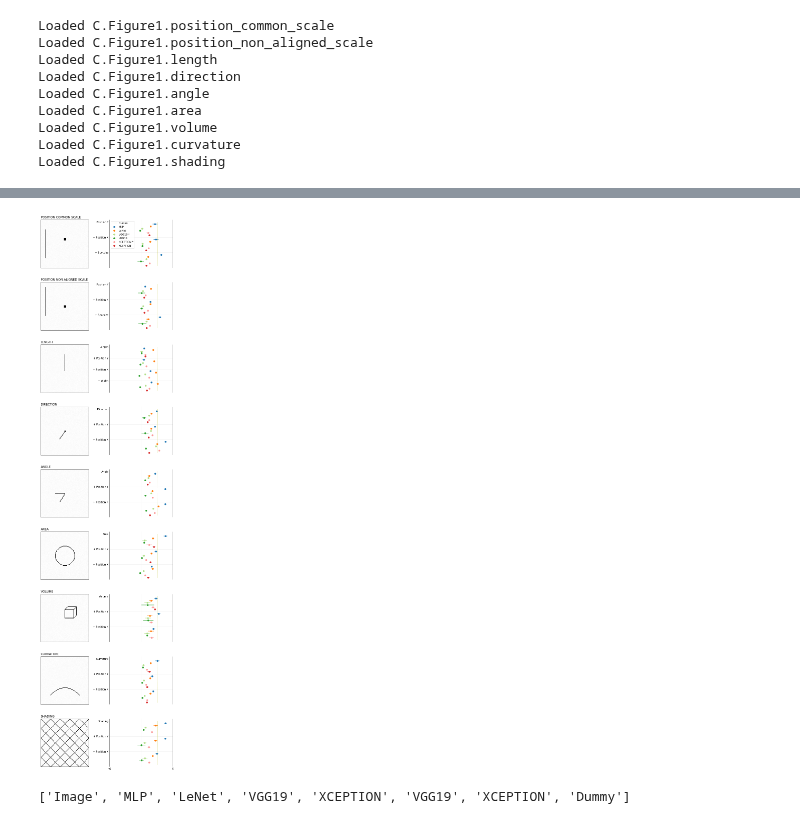
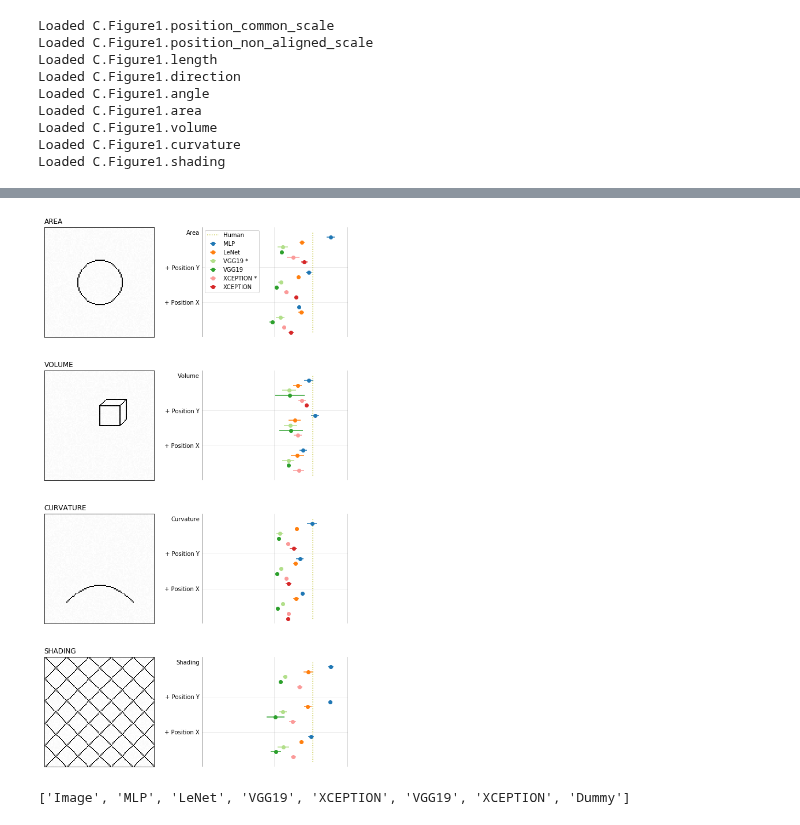
Before and after one commit to Rhoana/perception, a Jupyter notebook: IPY/Figure1_Analysis_Better_GFX.ipynb, the cells around one changed output, grey strips where cells are left out. Saved outputs shown, nothing was run; the diff lists cells and outputs as text; code cells hidden in the pictures.

Commit message:
Split the figure.

```diff
--- a/IPY/Figure1_Analysis_Better_GFX.ipynb
+++ b/IPY/Figure1_Analysis_Better_GFX.ipynb
@@ -322,7 +549,7 @@ all_results_fresh = dict(all_results)
 # print all_results_fresh['C.Figure1.curvature'][3]
 
 j = 0
-for z,experiment in enumerate(experiments):
+for z,experiment in enumerate(experiments[5:]):
 #     print classifiers3
 #     print 'b4', all_results_fresh[experiment][3]
 #     all_results_fresh[experiment][3], all_results_fresh[experiment][4] =  \
@@ -488,35 +715,35 @@ for z,experiment in enumerate(experiments):
 #         print i, c, y_pos, means, confidence
 
 
         c_color = 'C'+str(i-1)
         if i == 3:
             # vgg19 imagenet
             c = c+' *'
             c_color = '#b2df8a'
         elif i == 4:
             # vgg from scratch
 #             c = c+'vg s'
             c_color = 'C2'
         elif i == 5:
             # xcpetion imagenet
             c = c+' *'
             c_color = '#fb9a99'
         elif i == 6:
             # xception from scratch
 #             c = c+'x sc'
             c_color = 'C3'
 #         print i
         errorbars = plt.errorbar(means, y_pos, xerr=confidence, fmt='o', color=c_color, label=c)
 
 #         if i == 6:
 #             errorbars = plt.errorbar([100], y_pos[-1]+1, xerr=[0], fmt='o')
 
 #         print '-'*80
     if z==0:
         plt.legend()
-plt.savefig('../PAPER/gfx/figure1_slim.pdf', bbox_inches='tight', pad_inches=0)
+plt.savefig('../PAPER/gfx/figure1_slim_right.pdf', bbox_inches='tight', pad_inches=0)
 # %% [output]
-[figure, old version]
+[figure, new version]
 # %%
 classifiers3
 # %% [output]
```
Also changed, not shown: parts of 1 cell of this notebook, 3 other files.
